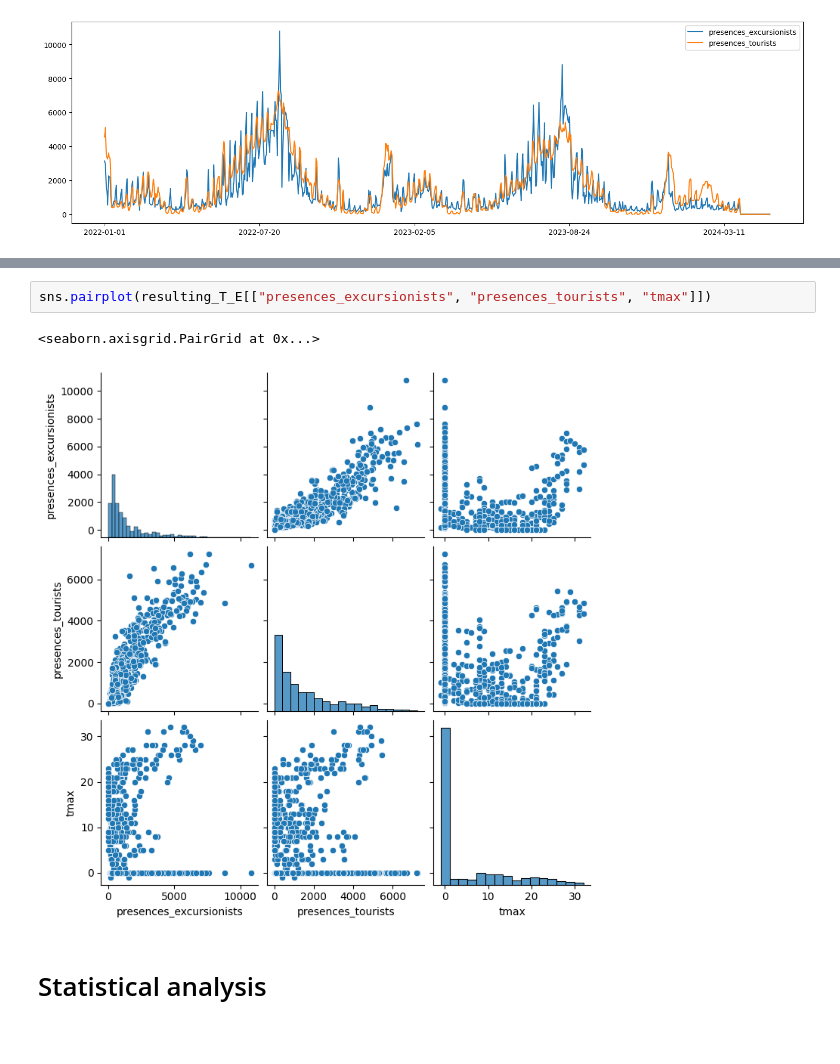
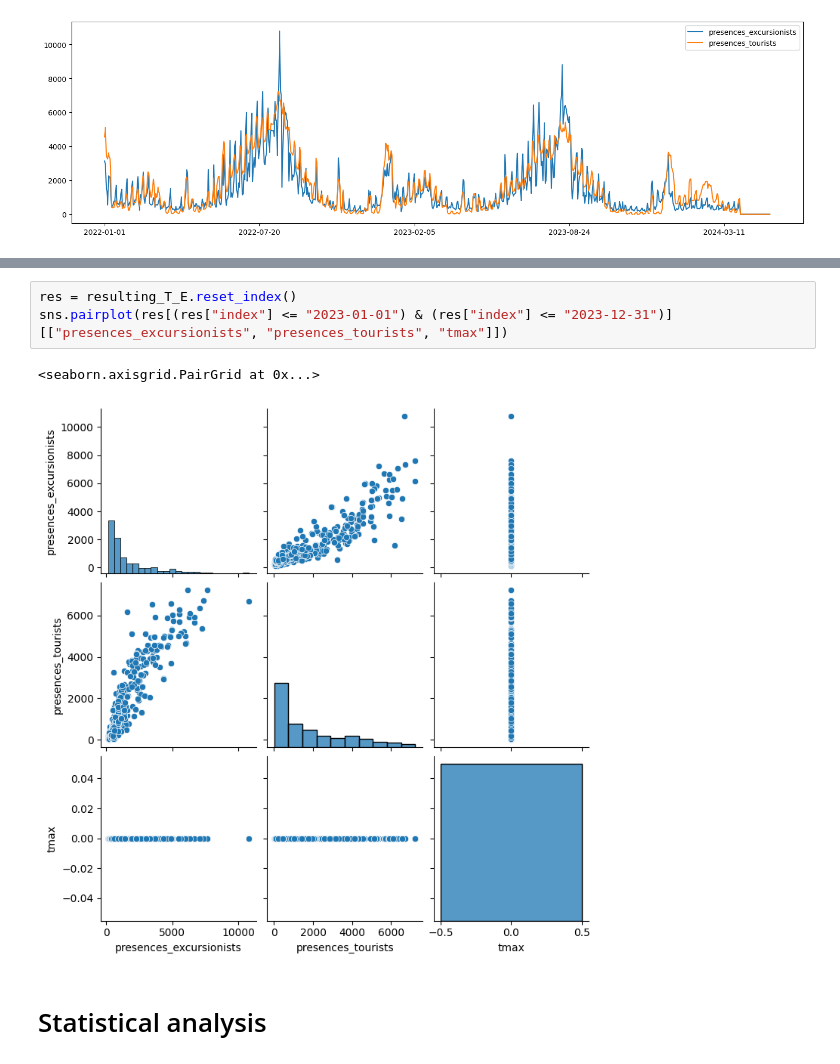
Before and after one commit to tn-aixpa/datiturismo, a Jupyter notebook: digital twin/confounding.ipynb, the cells around one changed output, grey strips where cells are left out. Cells and saved outputs as stored; diff of their text form.

```diff
--- a/digital twin/confounding.ipynb
+++ b/digital twin/confounding.ipynb
@@ -102,8 +102,9 @@ resulting_T_E[["presences_excursionists", "presences_tourists"]].plot(figsize=(1
 # %%
-sns.pairplot(resulting_T_E[["presences_excursionists", "presences_tourists", "tmax"]])
+res = resulting_T_E.reset_index()
+sns.pairplot(res[(res["index"] <= "2023-01-01") & (res["index"] <= "2023-12-31")][["presences_excursionists", "presences_tourists", "tmax"]])
 # %% [output]
 <seaborn.axisgrid.PairGrid at 0x...>
-[figure, old version]
+[figure, new version]
 # %% [markdown]
 # Statistical analysis
 # %%
```
Also changed, not shown: parts of 16 cells of this notebook.
